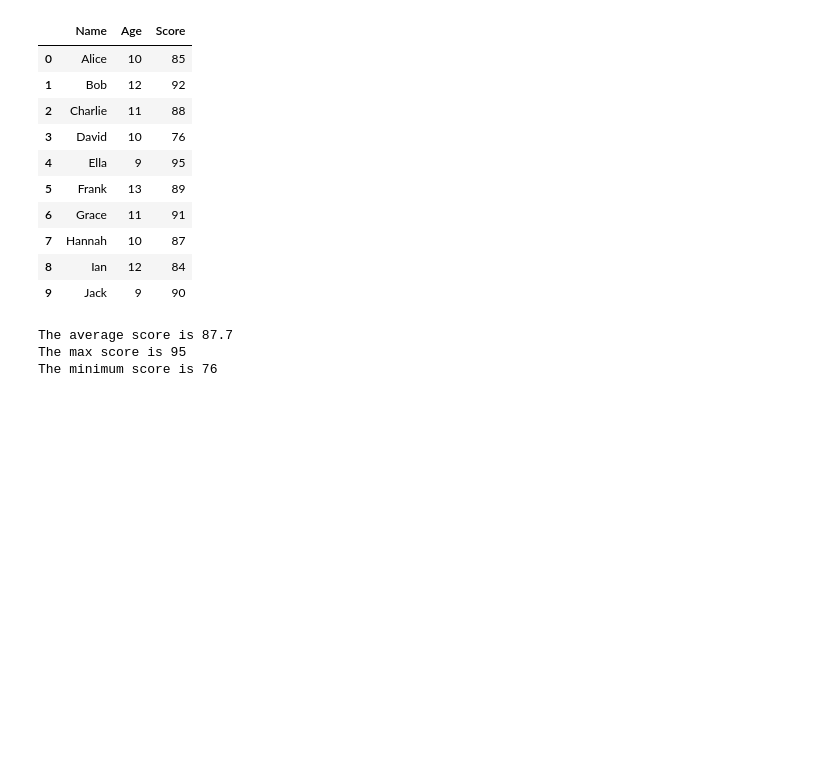
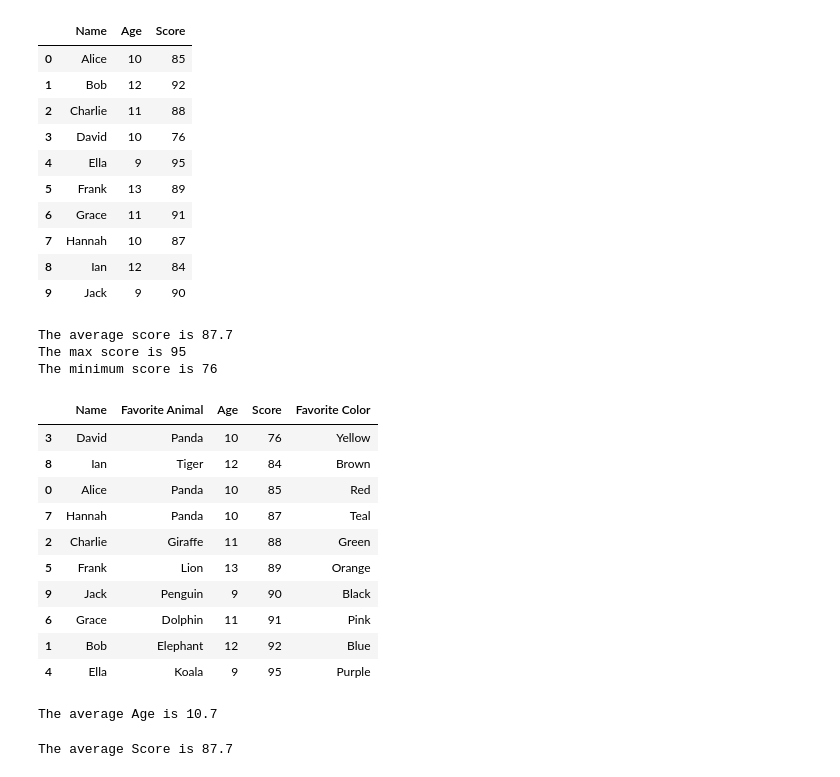
Before and after one commit to byambaa1982/python_cources_for_beginers, a Jupyter notebook: Mini Project 1/Pandas.ipynb, the cells around one changed output. Saved outputs shown, nothing was run; the diff lists cells and outputs as text; code cells hidden in the pictures; blank space fills up the shorter version.

```diff
--- a/Mini Project 1/Pandas.ipynb
+++ b/Mini Project 1/Pandas.ipynb
@@ -92,3 +92,18 @@ print(f"The minimum score is {minimum_score}")
 The average score is 87.7
 The max score is 95
 The minimum score is 76
+# %%
+df_sorted = df.sort_values(by= "Score")
+df_sorted
+# %% [output]
+|  | Name | Favorite Animal | Age | Score | Favorite Color |
+| 3 | David | Panda | 10 | 76 | Yellow |
+| 8 | Ian | Tiger | 12 | 84 | Brown |
+| 0 | Alice | Panda | 10 | 85 | Red |
+| 7 | Hannah | Panda | 10 | 87 | Teal |
+| 2 | Charlie | Giraffe | 11 | 88 | Green |
+| 5 | Frank | Lion | 13 | 89 | Orange |
+| 9 | Jack | Penguin | 9 | 90 | Black |
+| 6 | Grace | Dolphin | 11 | 91 | Pink |
+| 1 | Bob | Elephant | 12 | 92 | Blue |
+| 4 | Ella | Koala | 9 | 95 | Purple |
@@ -94,0 +114,8 @@ The minimum score is 76
+# %%
+find_average('Age')
+# %% [output]
+The average Age is 10.7
+# %%
+find_average('Score')
+# %% [output]
+The average Score is 87.7
```
Also changed, not shown: parts of 1 cell of this notebook.
